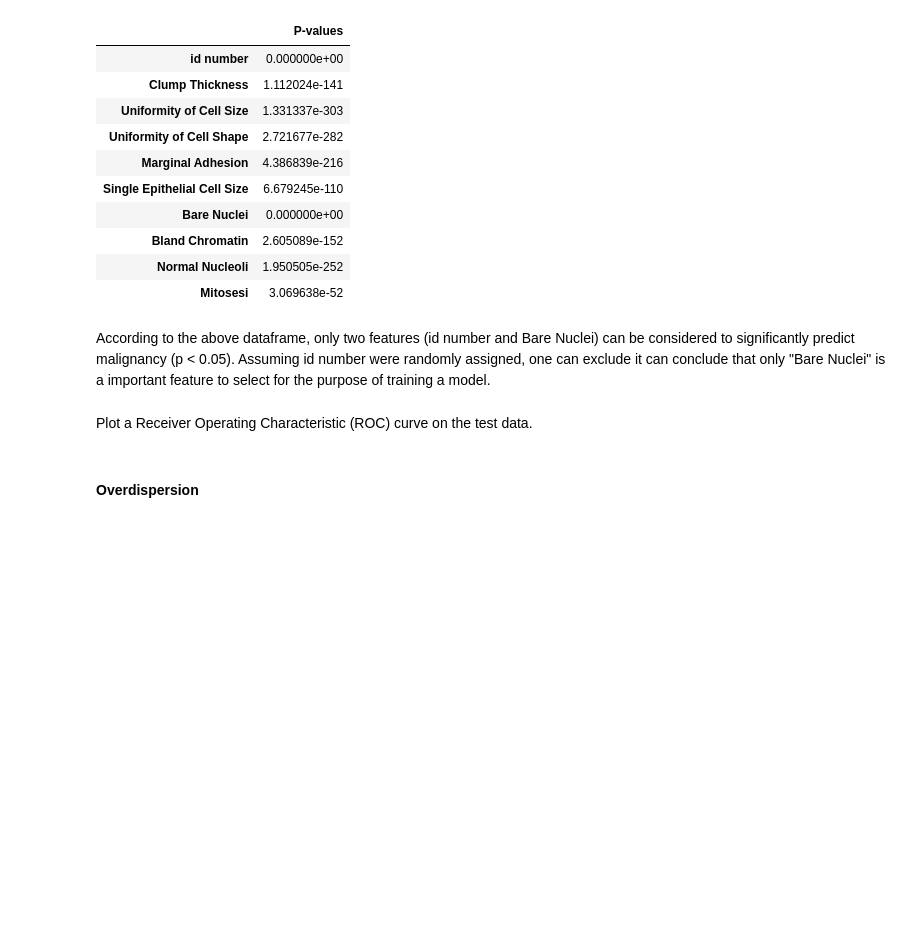
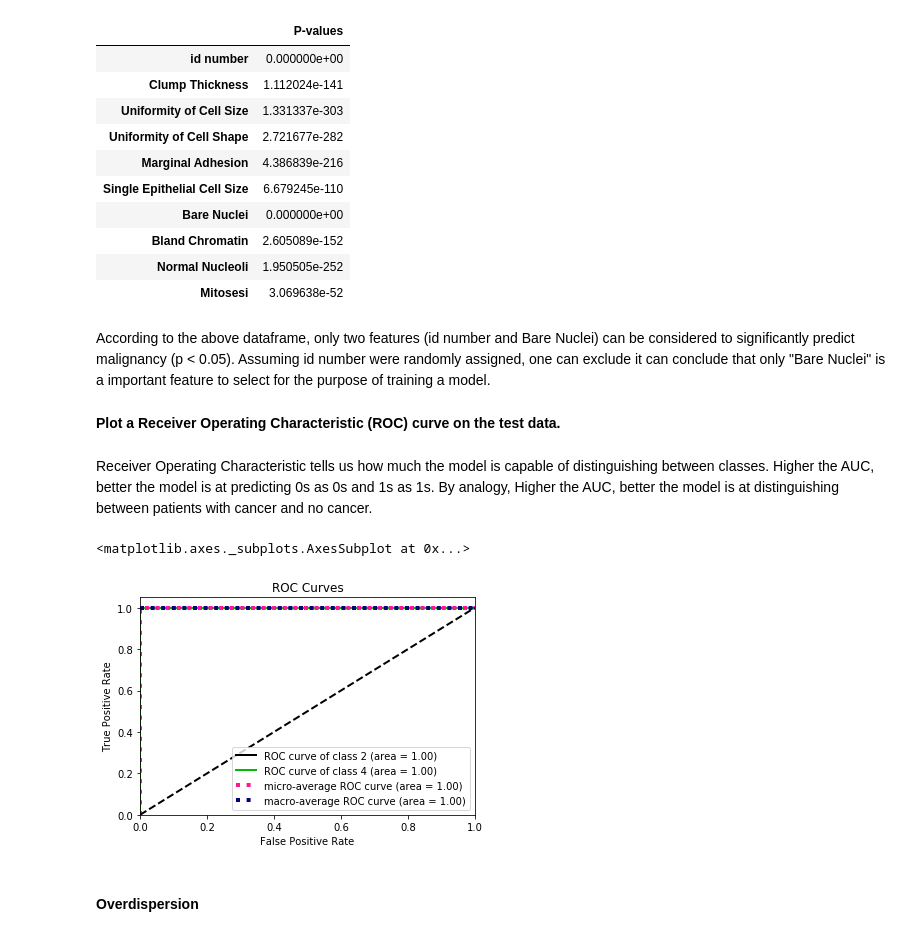
Before and after one commit to ThembaMbulwana/PREDICT-BREAST-CANCER, a Jupyter notebook: PREDICT BREAST CANCER.ipynb, the cells around one changed output. Cells and saved outputs as stored; diff of their text form; code cells hidden in the pictures; blank space fills up the shorter version.

Commit message:
Adding ROC plot in notebook

```diff
--- a/PREDICT BREAST CANCER.ipynb
+++ b/PREDICT BREAST CANCER.ipynb
@@ -246,7 +246,21 @@ pd.DataFrame(pvalues,X.columns, columns=["P-values"])
 # %% [markdown]
 According to the above dataframe, only two features (id number and Bare Nuclei) can be considered to significantly predict malignancy (p < 0.05). Assuming id number were randomly assigned, one can exclude it can conclude that only "Bare Nuclei" is a important feature to select for the purpose of training a model.
 # %% [markdown]
-Plot a Receiver Operating Characteristic (ROC) curve on the test data.
+**Plot a Receiver Operating Characteristic (ROC) curve on the test data.**
+# %% [markdown]
+Receiver Operating Characteristic tells us how much the model is capable of distinguishing between classes.
+Higher the AUC, better the model is at predicting 0s as 0s and 1s as 1s. By analogy, Higher the AUC, better the model is at distinguishing between patients with cancer and no cancer.
+# %%
+import scikitplot as skplt
+import matplotlib.pyplot as plt
+%matplotlib inline
+
+y_true = predict_model # ground truth labels
+y_probas = model.predict_proba(X_test)# predicted probabilities generated by sklearn classifier
+skplt.metrics.plot_roc(y_true, y_probas)
+# %% [output]
+<matplotlib.axes._subplots.AxesSubplot at 0x...>
+[figure, added]
 # %% [markdown]
 #### Overdispersion
 # %% [markdown]
```
